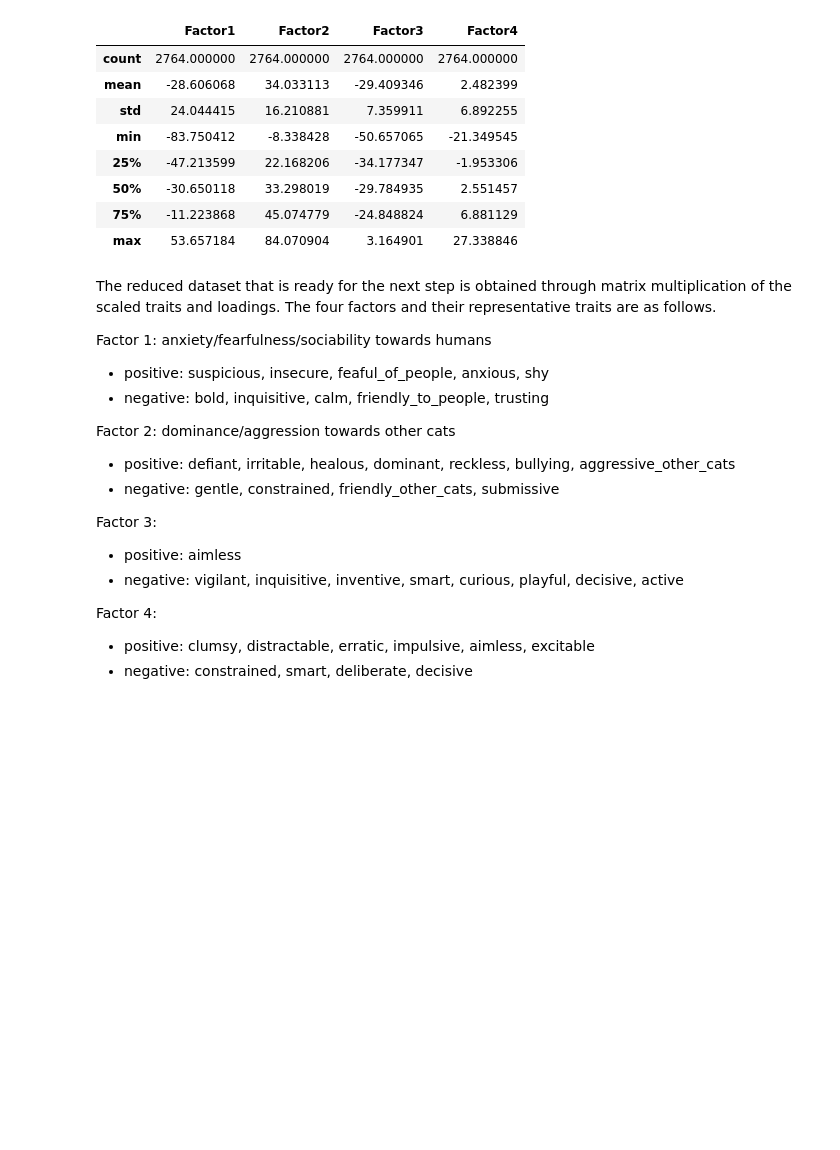
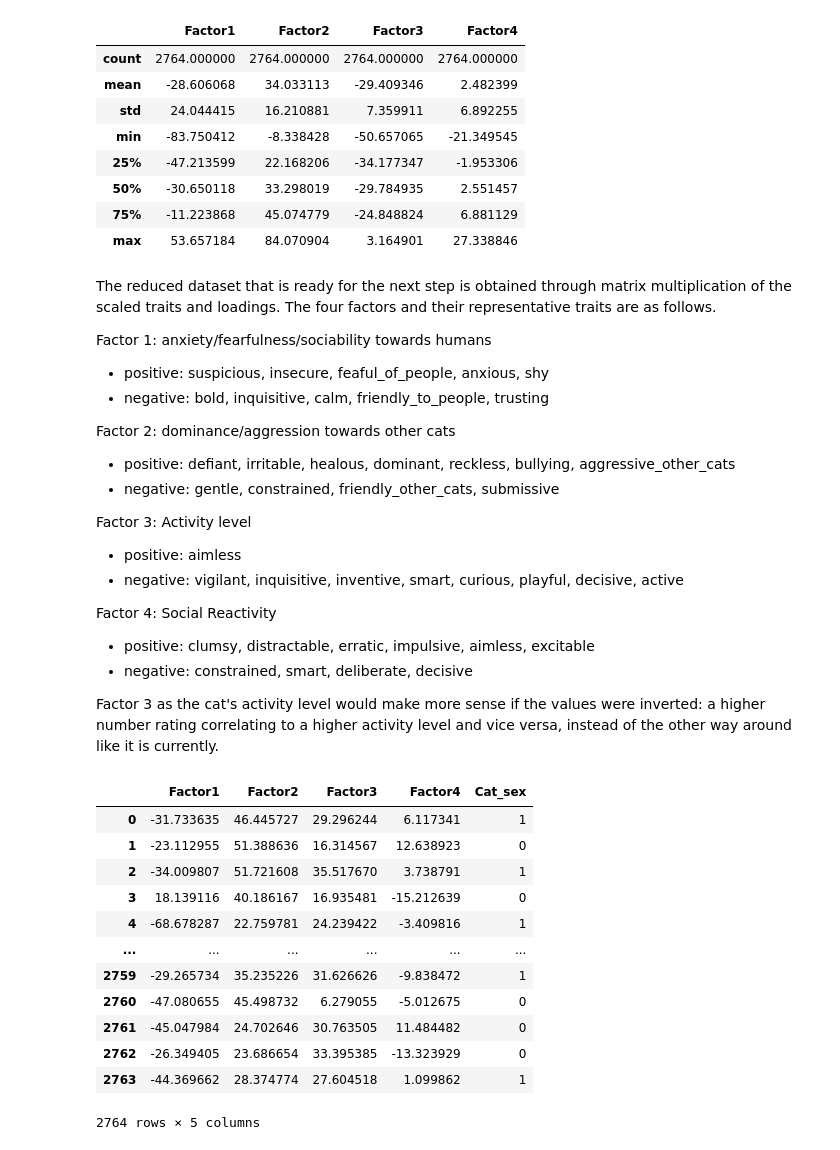
Before and after one commit to lemonsterpie/LHL-Final-Cat-Personality-Clustering, a Jupyter notebook: notebooks/dimensionality_reduction.ipynb, the cells around one changed output. Cells and saved outputs as stored; diff of their text form; code cells hidden in the pictures; blank space fills up the shorter version.

```diff
--- a/notebooks/dimensionality_reduction.ipynb
+++ b/notebooks/dimensionality_reduction.ipynb
@@ -254,12 +250,14 @@ Factor 2: dominance/aggression towards other cats
 - positive: defiant, irritable, healous, dominant, reckless, bullying, aggressive_other_cats
 - negative: gentle, constrained, friendly_other_cats, submissive
 
-Factor 3:
+Factor 3: Activity level
 
 - positive: aimless
 - negative: vigilant, inquisitive, inventive, smart, curious, playful, decisive, active
 
-Factor 4:
+Factor 4: Social Reactivity
 
 - positive: clumsy, distractable, erratic, impulsive, aimless, excitable
 - negative: constrained, smart, deliberate, decisive
+
+Factor 3 as the cat's activity level would make more sense if the values were inverted: a higher number rating correlating to a higher activity level and vice versa, instead of the other way around like it is currently.
@@ -267,0 +264,18 @@ Factor 4:
+# %%
+data_reduced['Factor3'] = data_reduced['Factor3'] * -1
+# %%
+data_reduced
+# %% [output]
+|  | Factor1 | Factor2 | Factor3 | Factor4 | Cat_sex |
+| 0 | -31.733635 | 46.445727 | 29.296244 | 6.117341 | 1 |
+| 1 | -23.112955 | 51.388636 | 16.314567 | 12.638923 | 0 |
+| 2 | -34.009807 | 51.721608 | 35.517670 | 3.738791 | 1 |
+| 3 | 18.139116 | 40.186167 | 16.935481 | -15.212639 | 0 |
+| 4 | -68.678287 | 22.759781 | 24.239422 | -3.409816 | 1 |
+| ... | ... | ... | ... | ... | ... |
+| 2759 | -29.265734 | 35.235226 | 31.626626 | -9.838472 | 1 |
+| 2760 | -47.080655 | 45.498732 | 6.279055 | -5.012675 | 0 |
+| 2761 | -45.047984 | 24.702646 | 30.763505 | 11.484482 | 0 |
+| 2762 | -26.349405 | 23.686654 | 33.395385 | -13.323929 | 0 |
+| 2763 | -44.369662 | 28.374774 | 27.604518 | 1.099862 | 1 |
+2764 rows × 5 columns
```
Also changed, not shown: parts of 3 cells of this notebook, 7 other files.
